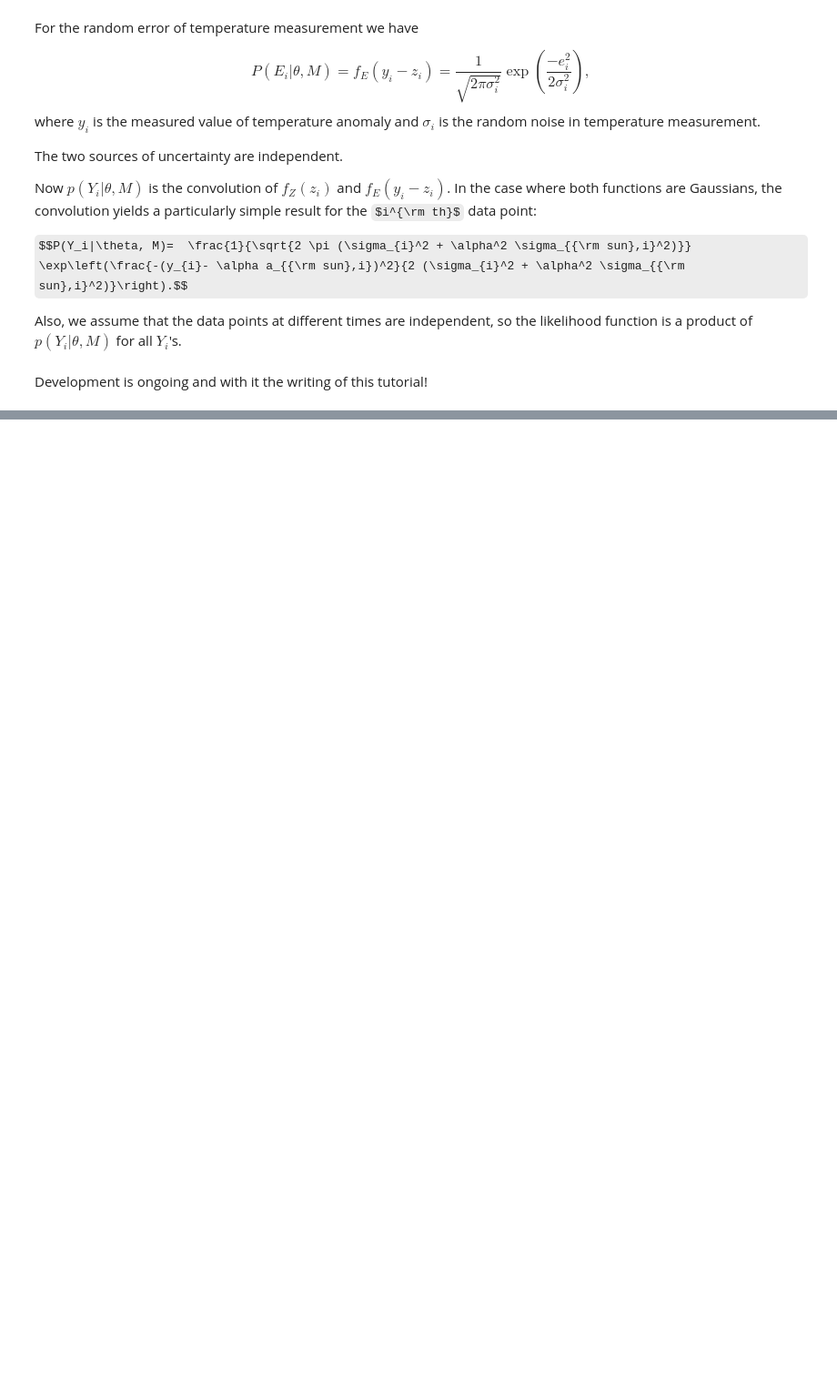
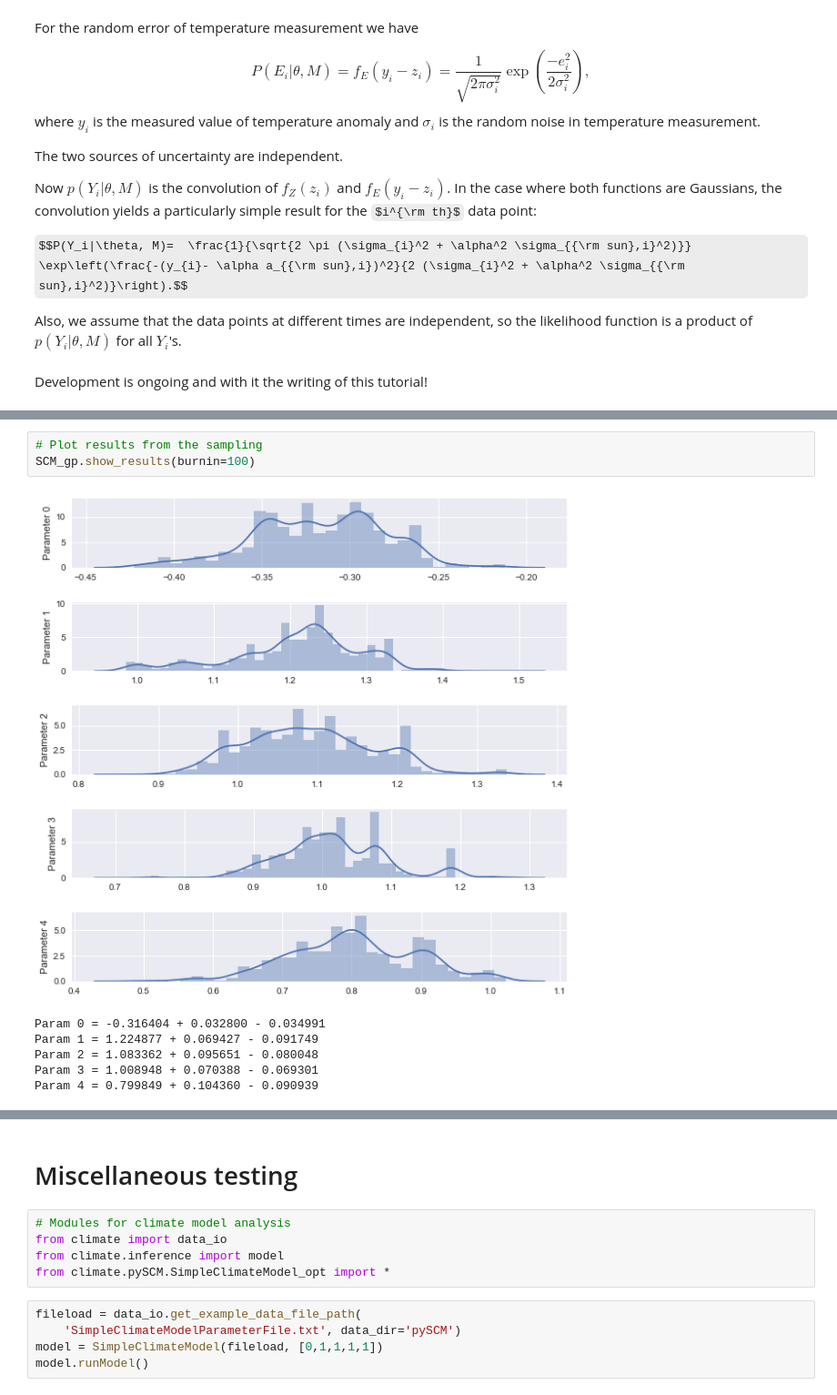
Before and after one commit to mrowan137/Climate, a Jupyter notebook: tutorial.ipynb, the cells around one changed output, grey strips where cells are left out. Shown: that part at 91% size. Cells and saved outputs as stored; diff of their text form; some formulas as TeX source; blank space fills up the shorter version.

```diff
--- a/tutorial.ipynb
+++ b/tutorial.ipynb
@@ -237,0 +306,10 @@ Development is ongoing and with it the writing of this tutorial!
+# %%
+# Plot results from the sampling
+SCM_gp.show_results(burnin=100)
+# %% [output]
+[figure, added]
+Param 0 = -0.316404 + 0.032800 - 0.034991
+Param 1 = 1.224877 + 0.069427 - 0.091749
+Param 2 = 1.083362 + 0.095651 - 0.080048
+Param 3 = 1.008948 + 0.070388 - 0.069301
+Param 4 = 0.799849 + 0.104360 - 0.090939
@@ -237,0 +317,12 @@ Development is ongoing and with it the writing of this tutorial!
+# %% [markdown]
+# Miscellaneous testing
+# %%
+# Modules for climate model analysis
+from climate import data_io
+from climate.inference import model
+from climate.pySCM.SimpleClimateModel_opt import *
+# %%
+fileload = data_io.get_example_data_file_path(
+    'SimpleClimateModelParameterFile.txt', data_dir='pySCM')
+model = SimpleClimateModel(fileload, [0,1,1,1,1])
+model.runModel()
```
Also changed, not shown: parts of 19 cells of this notebook.
